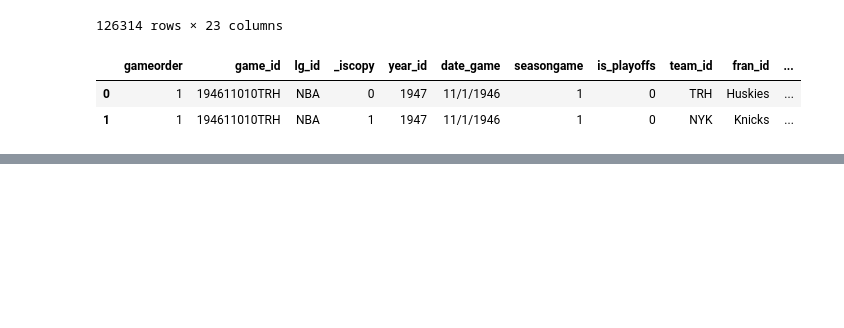
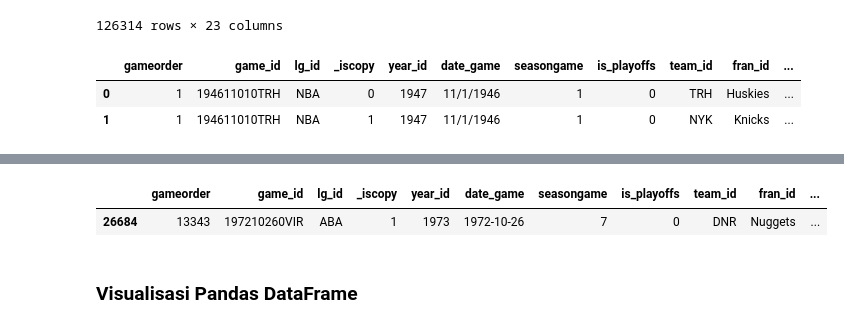
Before and after one commit to lutfiadam97/learning_journal_data_science, a Jupyter notebook: phase_0/jupyter_notebook/lecture_pandas_siang.ipynb, the cells around one changed output, grey strips where cells are left out. Cells and saved outputs as stored; diff of their text form; code cells hidden in the pictures; blank space fills up the shorter version.

Commit message:
lecture pandas

```diff
--- a/phase_0/jupyter_notebook/lecture_pandas_siang.ipynb
+++ b/phase_0/jupyter_notebook/lecture_pandas_siang.ipynb
@@ -417,0 +619,7 @@ nba.head(2)
+# %%
+nba[nba["pts"] == 0]
+# %% [output]
+|  | gameorder | game_id | lg_id | _iscopy | year_id | date_game | seasongame | is_playoffs | team_id | fran_id | ... |
+| 26684 | 13343 | 197210260VIR | ABA | 1 | 1973 | 1972-10-26 | 7 | 0 | DNR | Nuggets | ... |
+# %% [markdown]
+### Visualisasi Pandas DataFrame
```
Also changed, not shown: parts of 33 cells of this notebook, 3 other files.
